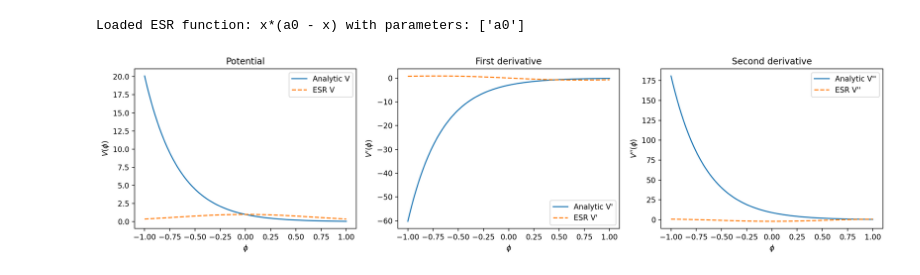
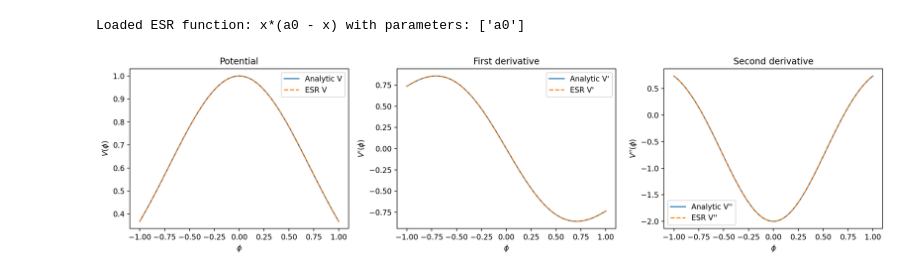
Before and after one commit to gborghetto/ESR_DE, a Jupyter notebook: Plot_ESR_CAMB_results.ipynb, the cells around one changed output. Cells and saved outputs as stored; diff of their text form; code cells hidden in the pictures.

Commit message:
added analysis script
Still need to fix bug in potential function generation leading which creates single V, leading to CAMB calculation failed with error: x and y should have a same length

```diff
--- a/Plot_ESR_CAMB_results.ipynb
+++ b/Plot_ESR_CAMB_results.ipynb
@@ -62,39 +62,39 @@ Loaded ESR function: x*(a0 - x) with parameters: ['a0']
 phi_vals = np.linspace(-1, 1, 100)
 # Analytic
 potential_vals = np.exp(-phi_vals**2)
-potential1_vals = -3 * np.exp(0. - 3 * phi_vals)
-potential2_vals = 9 * np.exp(0. - 3 * phi_vals)
+potential1_vals = -2 * phi_vals * np.exp(-phi_vals**2)
+potential2_vals = (4 * phi_vals**2 - 2) * np.exp(-phi_vals**2)
 
 # ESR
 esr_results_dict = create_potential_table(esr_function_template, esr_param_symbols, [0.], phi_vals)
 potential_vals_esr = esr_results_dict['V_train']
 potential1_vals_esr = esr_results_dict['dV_train']
 potential2_vals_esr = esr_results_dict['ddV_train']
 
 fig, axes = plt.subplots(1, 3, figsize=(15, 4))
 
 axes[0].plot(phi_vals, potential_vals, label='Analytic V')
 axes[0].plot(phi_vals, potential_vals_esr, label='ESR V', linestyle='--')
 axes[0].set_xlabel(r'$\phi$')
 axes[0].set_ylabel(r'$V(\phi)$')
 axes[0].set_title('Potential')
 axes[0].legend()
 
 axes[1].plot(phi_vals, potential1_vals, label="Analytic V'")
 axes[1].plot(phi_vals, potential1_vals_esr, label="ESR V'", linestyle='--')
 axes[1].set_xlabel(r'$\phi$')
 axes[1].set_ylabel(r"$V'(\phi)$")
 axes[1].set_title("First derivative")
 axes[1].legend()
 
 axes[2].plot(phi_vals, potential2_vals, label="Analytic V''")
 axes[2].plot(phi_vals, potential2_vals_esr, label="ESR V''", linestyle='--')
 axes[2].set_xlabel(r'$\phi$')
 axes[2].set_ylabel(r"$V''(\phi)$")
 axes[2].set_title("Second derivative")
 axes[2].legend()
 
 plt.tight_layout()
 plt.show()
 # %% [output]
-[figure, old version]
+[figure, new version]
```
Also changed, not shown: 3 other files.
